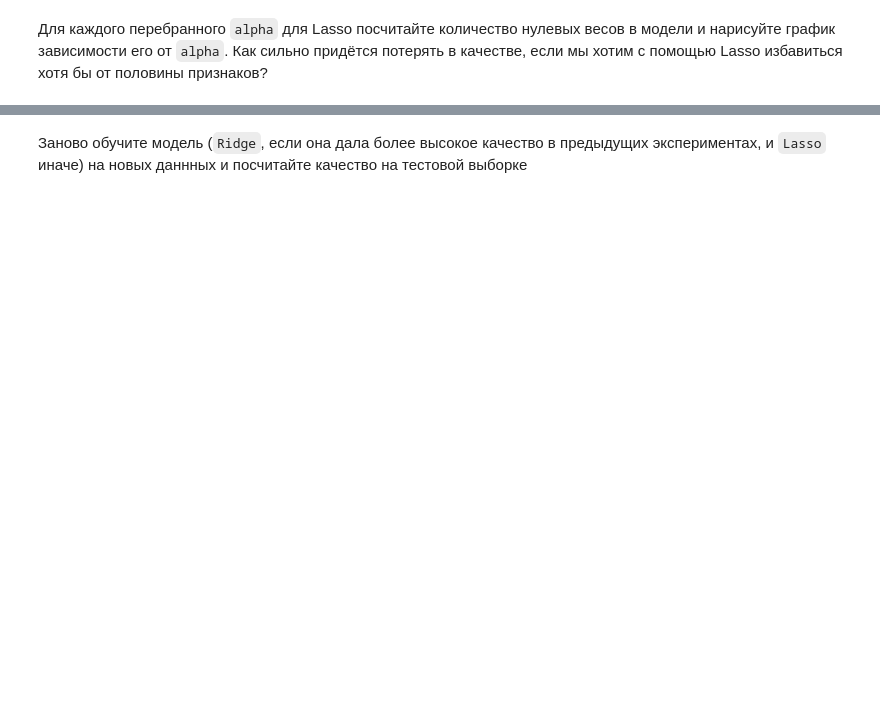
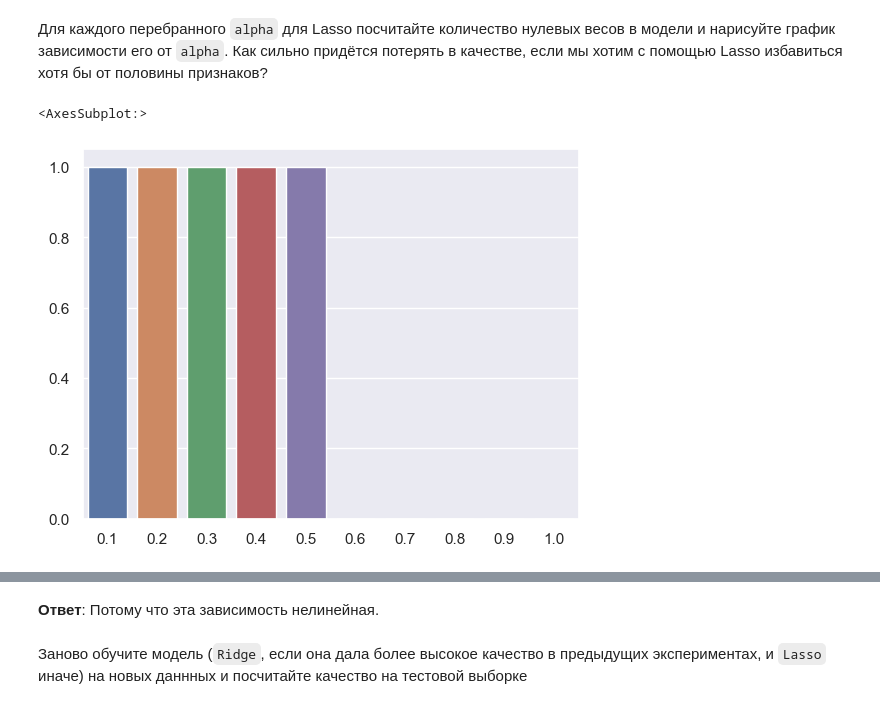
Before and after one commit to vasilyryabtsev/ml-course-1-hse, a Jupyter notebook: ht2/homework-practice-02-linregr.ipynb, the cells around one changed output, grey strips where cells are left out. Cells and saved outputs as stored; diff of their text form; code cells hidden in the pictures; blank space fills up the shorter version.

```diff
--- a/ht2/homework-practice-02-linregr.ipynb
+++ b/ht2/homework-practice-02-linregr.ipynb
@@ -846,0 +879,38 @@ Test RMSE = 0.4673
+# %%
+X_train_new, X_val, y_train_new, y_val = train_test_split(X_train, y_train, test_size=0.2, random_state=2)
+# %%
+dict_ridge = dict()
+dict_lasso = dict()
+# %%
+a = 0.1
+
+while a < 1.01:
+    a = np.round_(a, 1)
+    print(f'alpha = {a}')
+
+    pipeline7 = Pipeline(steps=[('map_grid_transformer', map_grid_transformer),
+        ('ohe_and_scaling', column_transformer5),
+        ('regression', Ridge(alpha=a))
+    ])
+    pipeline8 = Pipeline(steps=[('map_grid_transformer', map_grid_transformer),
+        ('ohe_and_scaling', column_transformer5),
+        ('regression', Lasso(alpha=a))
+    ])
+
+    model7 = pipeline7.fit(X_train_new, y_train_new)
+    y_pred7 = model7.predict(X_val)
+    print("Ridge: Val RMSE = %.4f" % mean_squared_error(y_val, y_pred7, squared=False), pd.unique(model7.named_steps['regression'].coef_))
+    y_pred7_test = model7.predict(X_test)
+    print("Ridge: Test RMSE = %.4f" % mean_squared_error(y_test, y_pred7_test, squared=False), pd.unique(model7.named_steps['regression'].coef_))
+
+    model8 = pipeline8.fit(X_train_new, y_train_new)
+    y_pred8 = model8.predict(X_val)
+    print("Lasso: Val RMSE = %.4f" % mean_squared_error(y_val, y_pred8, squared=False), pd.unique(model8.named_steps['regression'].coef_))
+    y_pred8_test = model8.predict(X_test)
+    print("Lasso: Test RMSE = %.4f" % mean_squared_error(y_test, y_pred8_test, squared=False), pd.unique(model8.named_steps['regression'].coef_))
+
+    dict_ridge[a] = np.count_nonzero(model7.named_steps['regression'].coef_)
+    dict_lasso[a] = np.count_nonzero(model8.named_steps['regression'].coef_)
+
+    a += 0.1
+    print()
@@ -851,3 +950,8 @@ Test RMSE = 0.4673
+# %%
+sns.barplot(pd.DataFrame(dict_lasso, index=[0]))
+# %% [output]
+<AxesSubplot:>
+[figure, added]
 # %% [markdown]
 <img src="https://www.dropbox.com/s/wp4jj0599np17lh/map_direction.png?raw=1" width="20%" align="right" style="margin-left: 20px">
 
@@ -862,0 +965,2 @@ Test RMSE = 0.4673
+# %% [markdown]
+**Ответ**: Потому что эта зависимость нелинейная.
```
Also changed, not shown: parts of 23 cells of this notebook.
